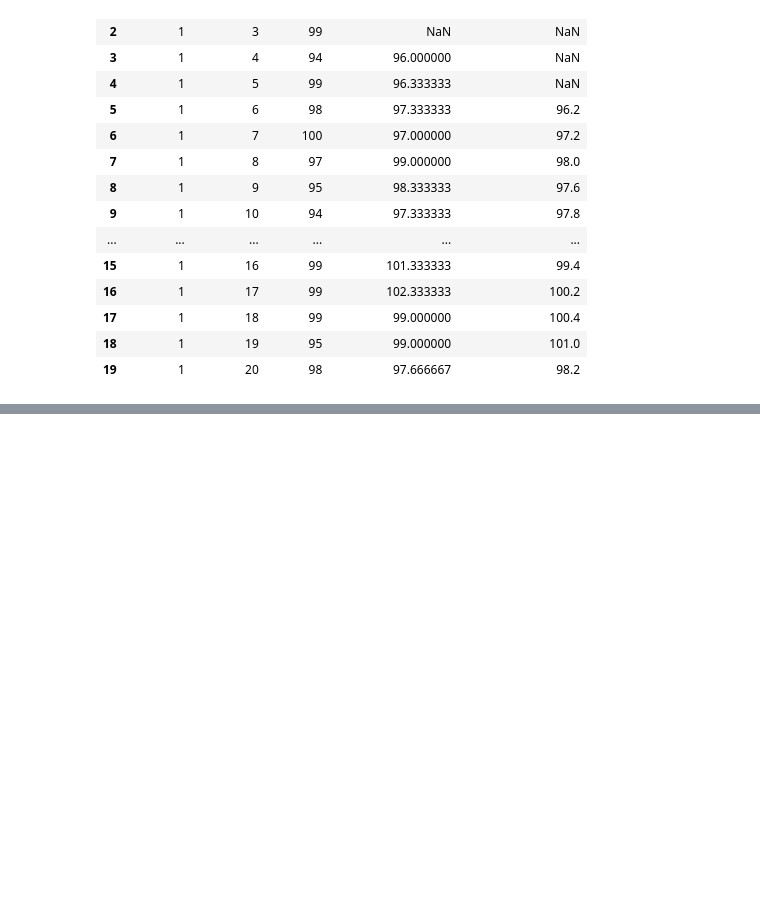
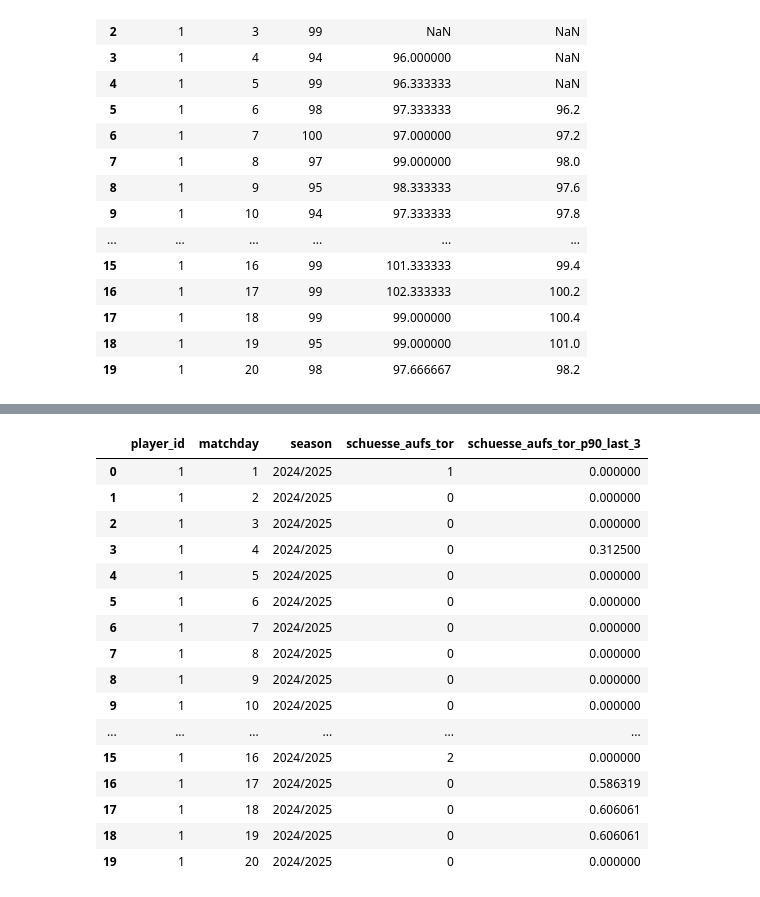
Before and after one commit to PlatoMax/Kickbase-Analytics, a Jupyter notebook: features.ipynb, the cells around one changed output, grey strips where cells are left out. Cells and saved outputs as stored; diff of their text form; code cells hidden in the pictures; blank space fills up the shorter version.

Commit message:
feat: new efficiency and ratio features

```diff
--- a/features.ipynb
+++ b/features.ipynb
@@ -118,3 +132,43 @@ df[["player_id", "matchday", "minutes_avg_last_3", "minutes_avg_last_5", "points
 | 17 | 1 | 18 | 99.000000 | 100.4 | 72.430279 | 72.430279 |
 | 18 | 1 | 19 | 99.000000 | 101.0 | 83.049505 | 83.049505 |
 | 19 | 1 | 20 | 97.666667 | 98.2 | 105.580448 | 105.580448 |
+# %%
+efficiency_cols = [
+    "gewonnene_zweikaempfe",
+    "schuesse_aufs_tor"
+]
+
+for col in efficiency_cols:
+    df[f"{col}_filled"] = df[col].fillna(0)
+
+    df[f"{col}_avg_last_3"] = (
+        df.groupby(["player_id", "season"])[f"{col}_filled"]
+        .shift(1)
+        .rolling(window=3)
+        .mean()
+    )
+
+    df[f"{col}_p90_last_3"] = df[f"{col}_avg_last_3"] / df["minutes_avg_last_3"] * 90
+    df[f"{col}_p90_last_3"] = df[f"{col}_p90_last_3"].replace([np.inf, -np.inf], np.nan).fillna(0)
+
+    df = df.drop(columns=[f"{col}_filled", f"{col}_avg_last_3"])
+# %%
+df[["player_id", "matchday", "season", "schuesse_aufs_tor", "schuesse_aufs_tor_p90_last_3"]].head(20)
+# %% [output]
+|  | player_id | matchday | season | schuesse_aufs_tor | schuesse_aufs_tor_p90_last_3 |
+| 0 | 1 | 1 | 2024/2025 | 1 | 0.000000 |
+| 1 | 1 | 2 | 2024/2025 | 0 | 0.000000 |
+| 2 | 1 | 3 | 2024/2025 | 0 | 0.000000 |
+| 3 | 1 | 4 | 2024/2025 | 0 | 0.312500 |
+| 4 | 1 | 5 | 2024/2025 | 0 | 0.000000 |
+| 5 | 1 | 6 | 2024/2025 | 0 | 0.000000 |
+| 6 | 1 | 7 | 2024/2025 | 0 | 0.000000 |
+| 7 | 1 | 8 | 2024/2025 | 0 | 0.000000 |
+| 8 | 1 | 9 | 2024/2025 | 0 | 0.000000 |
+| 9 | 1 | 10 | 2024/2025 | 0 | 0.000000 |
+| ... | ... | ... | ... | ... | ... |
+| 15 | 1 | 16 | 2024/2025 | 2 | 0.000000 |
+| 16 | 1 | 17 | 2024/2025 | 0 | 0.586319 |
+| 17 | 1 | 18 | 2024/2025 | 0 | 0.606061 |
+| 18 | 1 | 19 | 2024/2025 | 0 | 0.606061 |
+| 19 | 1 | 20 | 2024/2025 | 0 | 0.000000 |
```
Also changed, not shown: parts of 5 cells of this notebook, 2 other files.
